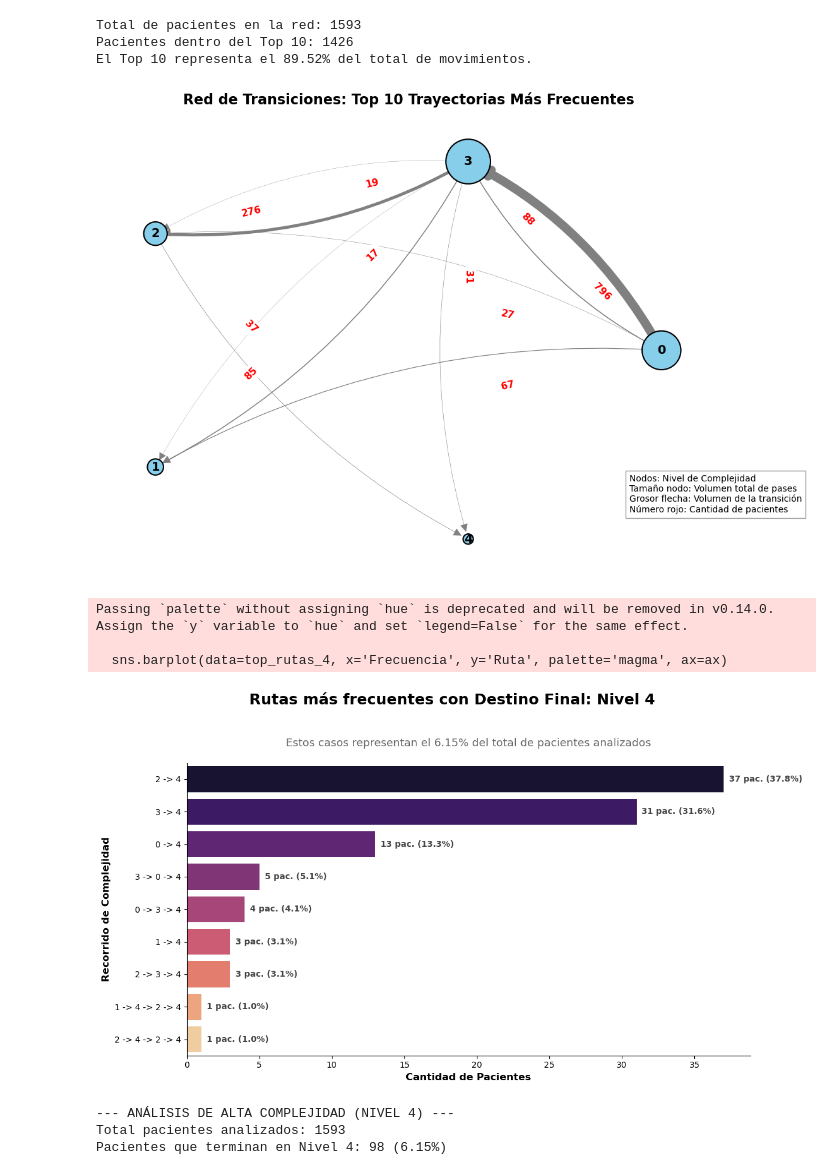
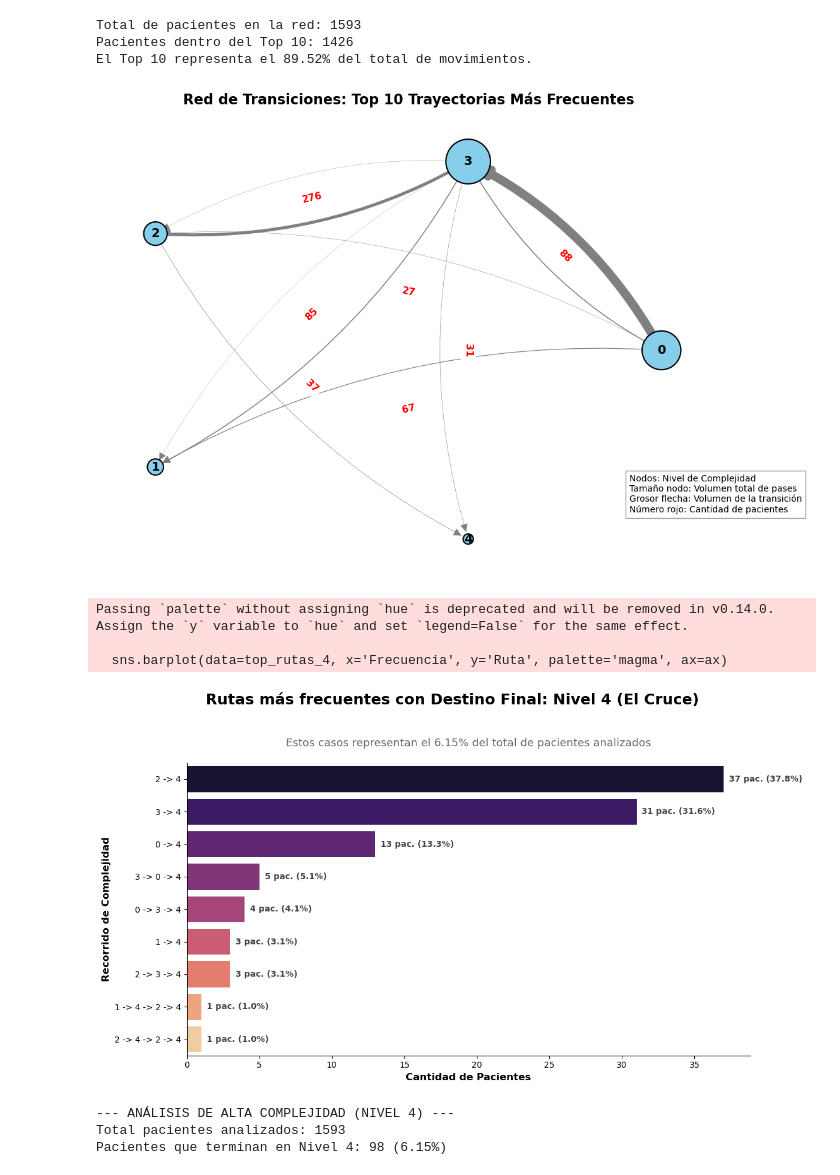
Before and after one commit to micagonzdark/RedesHospitales, a Jupyter notebook: notebooks/07_JAIIO_trayectorias.ipynb, the cells around one changed output. Cells and saved outputs as stored; diff of their text form; code cells hidden in the pictures.

```diff
--- a/notebooks/07_JAIIO_trayectorias.ipynb
+++ b/notebooks/07_JAIIO_trayectorias.ipynb
@@ -154,10 +156,8 @@ Total de pacientes en la red: 1593
 Pacientes dentro del Top 10: 1426
 El Top 10 representa el 89.52% del total de movimientos.
 # %%
-
-
 # ==========================================================
-# 1. EXTRACCIÓN Y LIMPIEZA DEL TOP 10
+# 6. EXTRACCIÓN Y LIMPIEZA DEL TOP 10
 # ==========================================================
 
 # Aseguramos que la columna sea una lista real de Python
@@ -180,7 +180,7 @@ rutas_validas = trayectorias[trayectorias['lista_nodos'].map(len) > 0]['lista_no
 top_10_rutas = rutas_validas.value_counts().head(10)
 
 # ==========================================================
-# 2. CONSTRUCCIÓN DEL GRAFO DIRIGIDO (PONDERADO)
+# 7. CONSTRUCCIÓN DEL GRAFO DIRIGIDO (PONDERADO)
 # ==========================================================
 
 G_top10 = nx.DiGraph()
@@ -207,7 +207,7 @@ for (origen, destino), peso in pesos_aristas.items():
     G_top10.add_edge(origen, destino, weight=peso)
 
 # ==========================================================
-# 3. VISUALIZACIÓN DE LA RED
+# 8. VISUALIZACIÓN DE LA RED
 # ==========================================================
 
 fig, ax = plt.subplots(figsize=(10, 8))
@@ -229,43 +229,38 @@ nx.draw_networkx_nodes(G_top10, posiciones, ax=ax,
                        edgecolors='black', linewidths=1.5)
 
 # Dibujamos Etiquetas de los Nodos (Nivel de complejidad)
 nx.draw_networkx_labels(G_top10, posiciones, ax=ax,
                         font_size=14, font_weight='bold', font_color='black')
 
 # Dibujamos Aristas (Flechas)
 nx.draw_networkx_edges(G_top10, posiciones, ax=ax,
                        width=grosores_aristas,
                        edge_color='gray',
                        arrowstyle='-|>', arrowsize=20,
                        connectionstyle="arc3,rad=0.15") # Curvatura para evitar superposición si van y vuelven
 
 # Agregamos el peso (cantidad de pacientes) en las flechas
 etiquetas_aristas = {(u, v): d['weight'] for u, v, d in G_top10.edges(data=True)}
 nx.draw_networkx_edge_labels(G_top10, posiciones, edge_labels=etiquetas_aristas,
-                             font_color='red', font_weight='bold', font_size=11, label_pos=0.3)
+                             font_color='red', font_weight='bold', font_size=11, label_pos=0.5)
 
 ax.set_title("Red de Transiciones: Top 10 Trayectorias Más Frecuentes",
              fontsize=16, fontweight='bold', pad=20)
 
 # Leyenda explicativa
 texto_info = (f"Nodos: Nivel de Complejidad\n"
               f"Tamaño nodo: Volumen total de pases\n"
               f"Grosor flecha: Volumen de la transición\n"
               f"Número rojo: Cantidad de pacientes")
 plt.figtext(0.85, 0.15, texto_info, fontsize=10, bbox=dict(facecolor='white', alpha=0.8, edgecolor='gray'))
 
 plt.tight_layout()
 plt.show()
 # %% [output]
-[figure, old version]
+[figure, new version]
 # %%
-import pandas as pd
-import matplotlib.pyplot as plt
-import seaborn as sns
-import ast
-
 # ==========================================================
-# 1. FILTRADO Y PROCESAMIENTO
+# 9. FILTRADO Y PROCESAMIENTO
 # ==========================================================
 
 # Función para asegurar que los datos sean listas y no strings
@@ -292,7 +287,7 @@ total_terminan_4 = len(df_nivel_4)
 porcentaje_global_4 = (total_terminan_4 / total_general) * 100
 
 # ==========================================================
-# 2. FRECUENCIA DE RECORRIDOS HACIA NIVEL 4
+# 10. FRECUENCIA DE RECORRIDOS HACIA NIVEL 4
 # ==========================================================
 
 # # Formateamos la ruta para que sea visual (ej: "0 -> 2 -> 4")
@@ -313,7 +308,7 @@ top_rutas_4.columns = ['Ruta', 'Frecuencia']
 top_rutas_4['Porcentaje_del_Grupo'] = (top_rutas_4['Frecuencia'] / total_terminan_4) * 100
 
 # ==========================================================
-# 3. VISUALIZACIÓN
+# 11. VISUALIZACIÓN
 # ==========================================================
 
 fig, ax = plt.subplots(figsize=(12, 7))
@@ -329,7 +324,7 @@ for i, row in top_rutas_4.iterrows():
             va='center', fontweight='bold', color='#444444')
 
 # Título y subtítulo con el dato del porcentaje global
-plt.suptitle("Rutas más frecuentes con Destino Final: Nivel 4", fontsize=18, fontweight='bold', y=0.98)
+plt.suptitle("Rutas más frecuentes con Destino Final: Nivel 4 (El Cruce)", fontsize=18, fontweight='bold', y=0.98)
 plt.title(f"Estos casos representan el {porcentaje_global_4:.2f}% del total de pacientes analizados",
           fontsize=13, color='dimgray', pad=20)
 
@@ -348,7 +343,7 @@ print(f"Pacientes que terminan en Nivel 4: {total_terminan_4} ({porcentaje_globa
 Passing `palette` without assigning `hue` is deprecated and will be removed in v0.14.0. Assign the `y` variable to `hue` and set `legend=False` for the same effect.
 
   sns.barplot(data=top_rutas_4, x='Frecuencia', y='Ruta', palette='magma', ax=ax)
-[figure, old version]
+[figure, new version]
 --- ANÁLISIS DE ALTA COMPLEJIDAD (NIVEL 4) ---
 Total pacientes analizados: 1593
 Pacientes que terminan en Nivel 4: 98 (6.15%)
```
Also changed, not shown: parts of 1 cell of this notebook.
